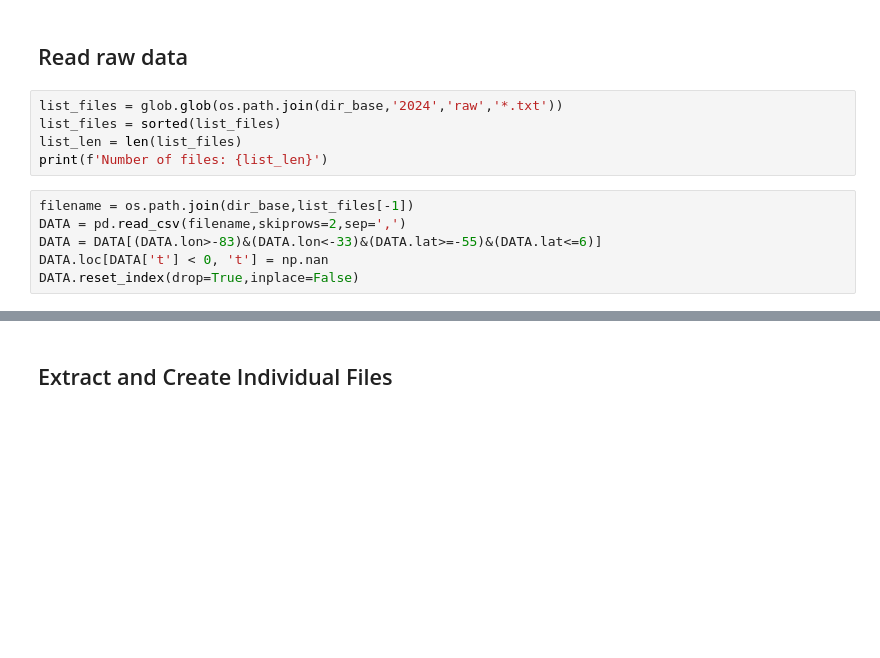
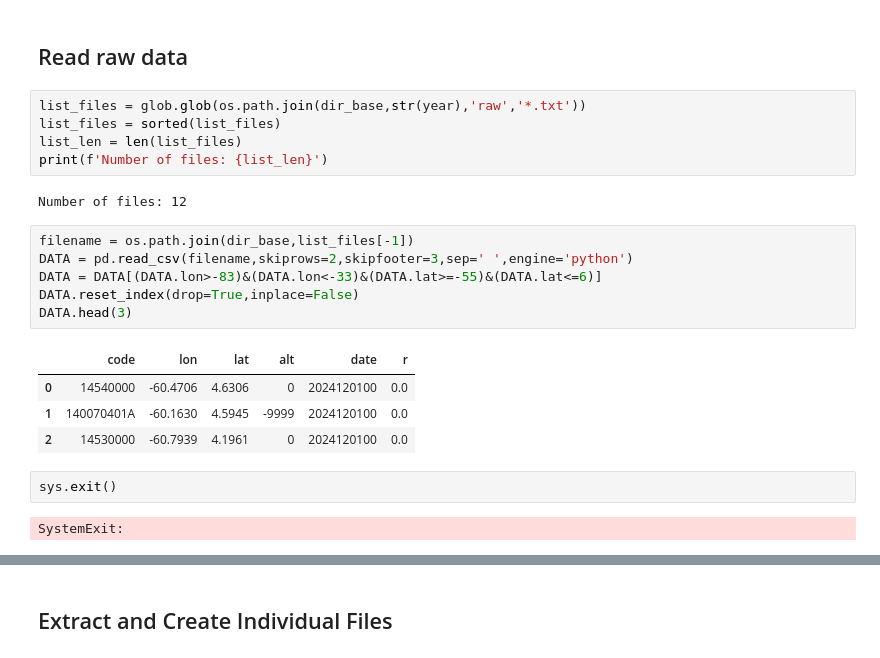
Before and after one commit to SInApSE-INPE/RainGauges, a Jupyter notebook: jupyter/preprocesing/CPTEC_1hr_1_clear.ipynb, the cells around one changed output, grey strips where cells are left out. Cells and saved outputs as stored; diff of their text form; blank space fills up the shorter version.

```diff
--- a/jupyter/preprocesing/CPTEC_1hr_1_clear.ipynb
+++ b/jupyter/preprocesing/CPTEC_1hr_1_clear.ipynb
@@ -17,16 +21,27 @@ dir_base = os.path.join('/','media','arturo','Arturo','Data','Brazil','OBS_CPTEC
 # %% [markdown]
 ## Read raw data
 # %%
-list_files = glob.glob(os.path.join(dir_base,'2024','raw','*.txt'))
+list_files = glob.glob(os.path.join(dir_base,str(year),'raw','*.txt'))
 list_files = sorted(list_files)
 list_len = len(list_files)
 print(f'Number of files: {list_len}')
+# %% [output]
+Number of files: 12
 # %%
 filename = os.path.join(dir_base,list_files[-1])
-DATA = pd.read_csv(filename,skiprows=2,sep=',')
+DATA = pd.read_csv(filename,skiprows=2,skipfooter=3,sep=' ',engine='python')
 DATA = DATA[(DATA.lon>-83)&(DATA.lon<-33)&(DATA.lat>=-55)&(DATA.lat<=6)]
-DATA.loc[DATA['t'] < 0, 't'] = np.nan
 DATA.reset_index(drop=True,inplace=False)
+DATA.head(3)
+# %% [output]
+|  | code | lon | lat | alt | date | r |
+| 0 | 14540000 | -60.4706 | 4.6306 | 0 | 2024120100 | 0.0 |
+| 1 | 140070401A | -60.1630 | 4.5945 | -9999 | 2024120100 | 0.0 |
+| 2 | 14530000 | -60.7939 | 4.1961 | 0 | 2024120100 | 0.0 |
+# %%
+sys.exit()
+# %% [output]
+SystemExit:
 # %%
 proj = ccrs.PlateCarree()
 fig = plt.figure(figsize=(4,4),dpi=300)
```
Also changed, not shown: parts of 5 cells of this notebook, 7 other files.
